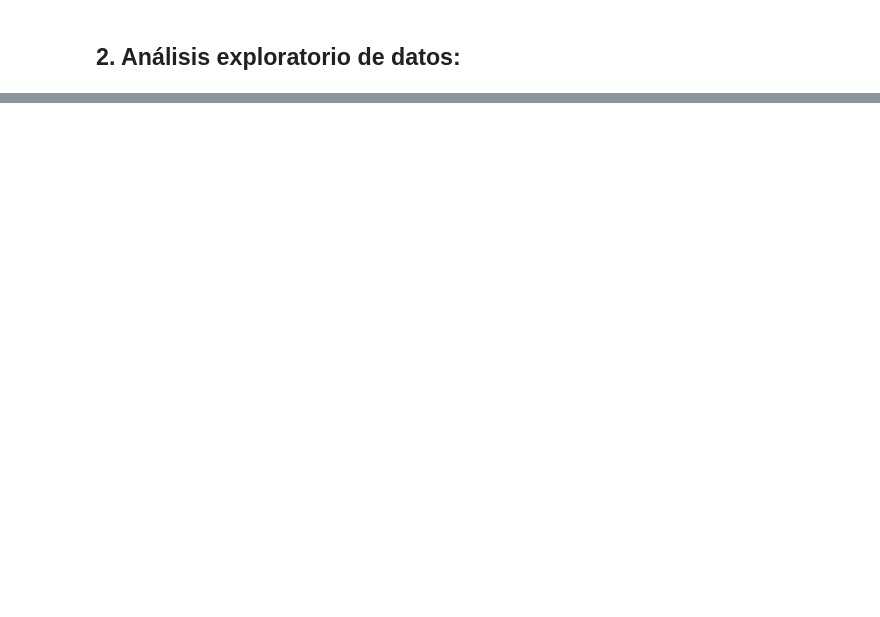
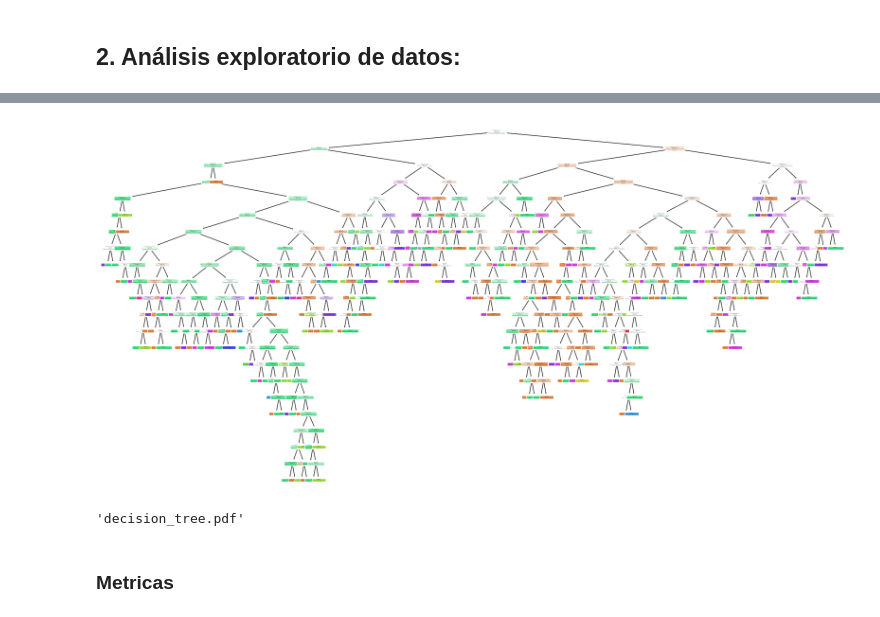
Before and after one commit to rguez4828/CURSO_CDIA, a Jupyter notebook: proyecto_coronario_cdia_2.ipynb, the cells around one changed output, grey strips where cells are left out. Drawn from its saved outputs; the diff is of its cells as text; code cells hidden in the pictures; blank space fills up the shorter version.

Commit message:
Prepara datos para la segunda entrega, se implemento el knn. Se hara la evaluacion del modelo.

```diff
--- a/proyecto_coronario_cdia_2.ipynb
+++ b/proyecto_coronario_cdia_2.ipynb
@@ -22,0 +490,8 @@ Para acceder a los datos se publicó el proyecto en [Github](https://github.com/
+# %%
+from sklearn.model_selection import train_test_split
+
+# Dividir los datos en un 70%-30% en el conjunto de entrenamiento y el conjunto de validación
+X_train, X_test, y_train, y_test = train_test_split(df_coronario_clf[caracteristica], df_coronario_clf[etiqueta], test_size=0.30, random_state=0)
+#X_train, X_test, y_train, y_test = train_test_split(X, y, test_size=0.30, stratify=y, random_state=0) #Otra forma
+
+print ('Instancias de entrenamiento: %d\nInstancias de validación: %d' % (X_train.shape[0], X_test.shape[0]))
@@ -22,0 +505,9 @@ Para acceder a los datos se publicó el proyecto en [Github](https://github.com/
+# %%
+from sklearn.tree import DecisionTreeClassifier
+from sklearn.metrics import accuracy_score
+
+
+# Crear modelo - Configuración
+# coronario_arbolDe_clf = DecisionTreeClassifier(random_state=42, max_depth=4, criterion='entropy', max_features='sqrt')
+coronario_arbolDe_clf = DecisionTreeClassifier(random_state=42)
+coronario_arbolDe_clf
@@ -22,0 +532,4 @@ Para acceder a los datos se publicó el proyecto en [Github](https://github.com/
+# %%
+# Entrenamiento
+coronario_arbolDe_clf.fit(X_train, y_train)
+coronario_arbolDe_clf
@@ -22,0 +589,34 @@ Para acceder a los datos se publicó el proyecto en [Github](https://github.com/
+# %%
+import matplotlib.pyplot as plt
+from sklearn.tree import plot_tree
+
+# Configurar tamaño de la figura
+plt.figure(figsize=(20,10))
+
+c_name = list(complicac_map.values())
+# Visualizar el árbol
+plot_tree(coronario_arbolDe_clf, feature_names=caracteristica, class_names=c_name, filled=True)
+
+# Mostrar la figura
+plt.show()
+# %% [output]
+[figure, added]
+# %%
+from sklearn.tree import export_graphviz
+import graphviz
+
+
+dot_data = export_graphviz(coronario_arbolDe_clf, out_file=None,
+                           feature_names=caracteristica,
+                           class_names=c_name,
+                           filled=True, rounded=True,
+                           special_characters=True)
+
+
+graph = graphviz.Source(dot_data)
+# Generar el gráfico pero en pdf
+graph.render("decision_tree")
+# %% [output]
+'decision_tree.pdf'
+# %% [markdown]
+### Metricas
```
Also changed, not shown: parts of 39 cells of this notebook, 2 other files.
